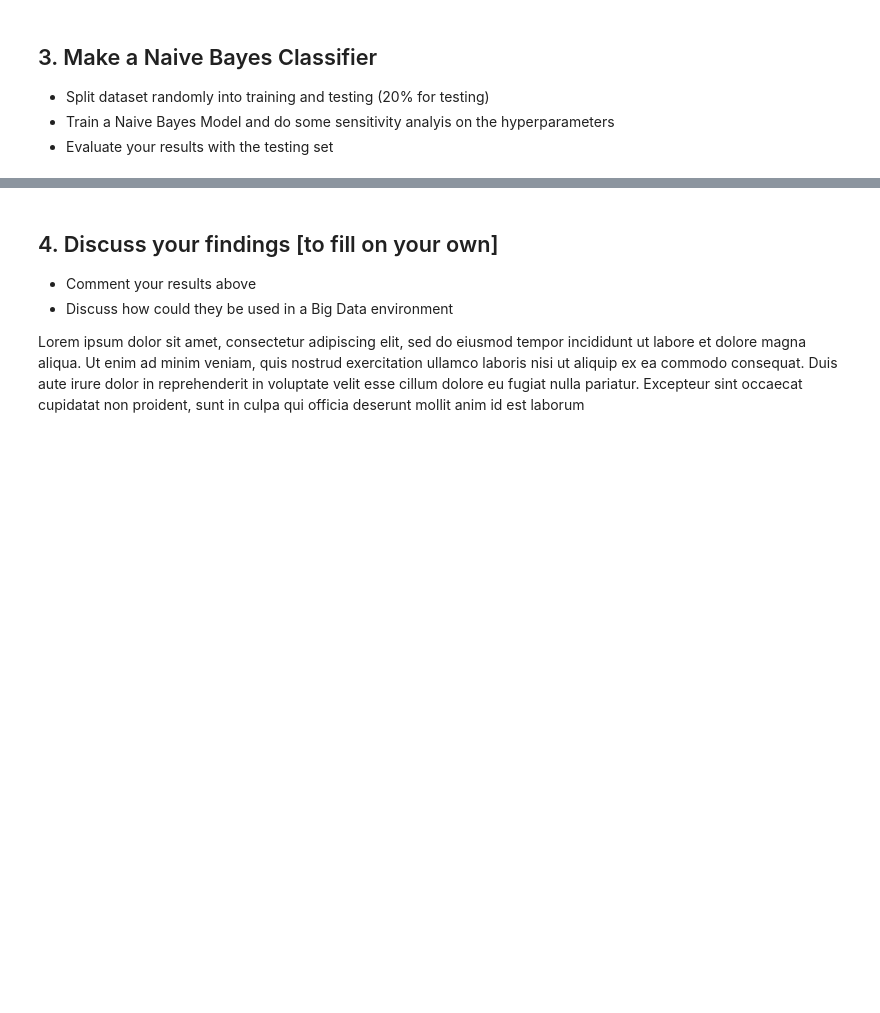
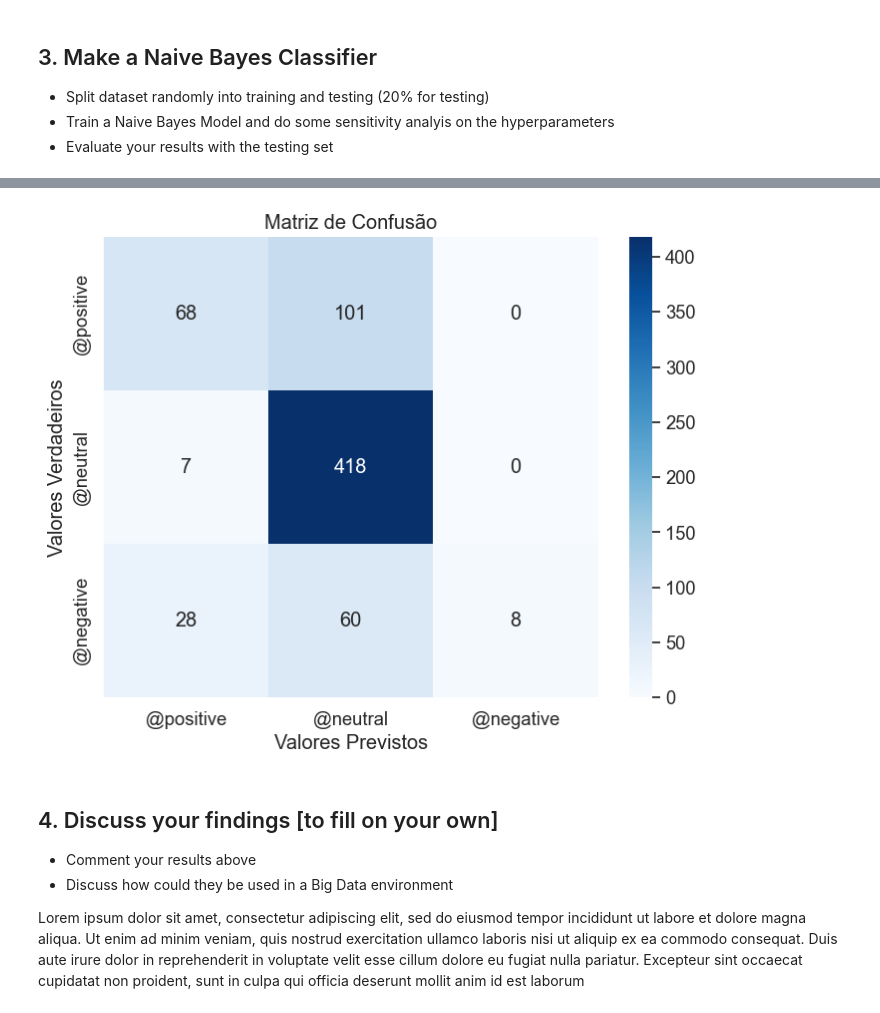
Before and after one commit to RomuloNogueira02/DataMining, a Jupyter notebook: LA#1/romulo.ipynb, the cells around one changed output, grey strips where cells are left out. Cells and saved outputs as stored; diff of their text form; code cells hidden in the pictures; blank space fills up the shorter version.

```diff
--- a/LA#1/romulo.ipynb
+++ b/LA#1/romulo.ipynb
@@ -345,3 +362,20 @@ ImportError: cannot import name 'InconsistentVersionWarning' from 'sklearn.excep
+# %%
+import seaborn as sns
+
+classes = list(reversed_mapeamento.values())
+
+# Cria o heatmap da matriz de confusão usando seaborn
+plt.figure(figsize=(8, 6))
+sns.set(font_scale=1.2)  # Ajusta o tamanho da fonte
+sns.heatmap(confusion_matrix(labs_test, preds), annot=True, fmt='g', cmap='Blues', xticklabels=classes, yticklabels=classes)
+
+# Adiciona títulos e labels aos eixos
+plt.title('Matriz de Confusão')
+plt.xlabel('Valores Previstos')
+plt.ylabel('Valores Verdadeiros')
+plt.show()
+# %% [output]
+[figure, added]
 # %% [markdown]
 ## 4. Discuss your findings [to fill on your own]
 
```
Also changed, not shown: parts of 4 cells of this notebook.
